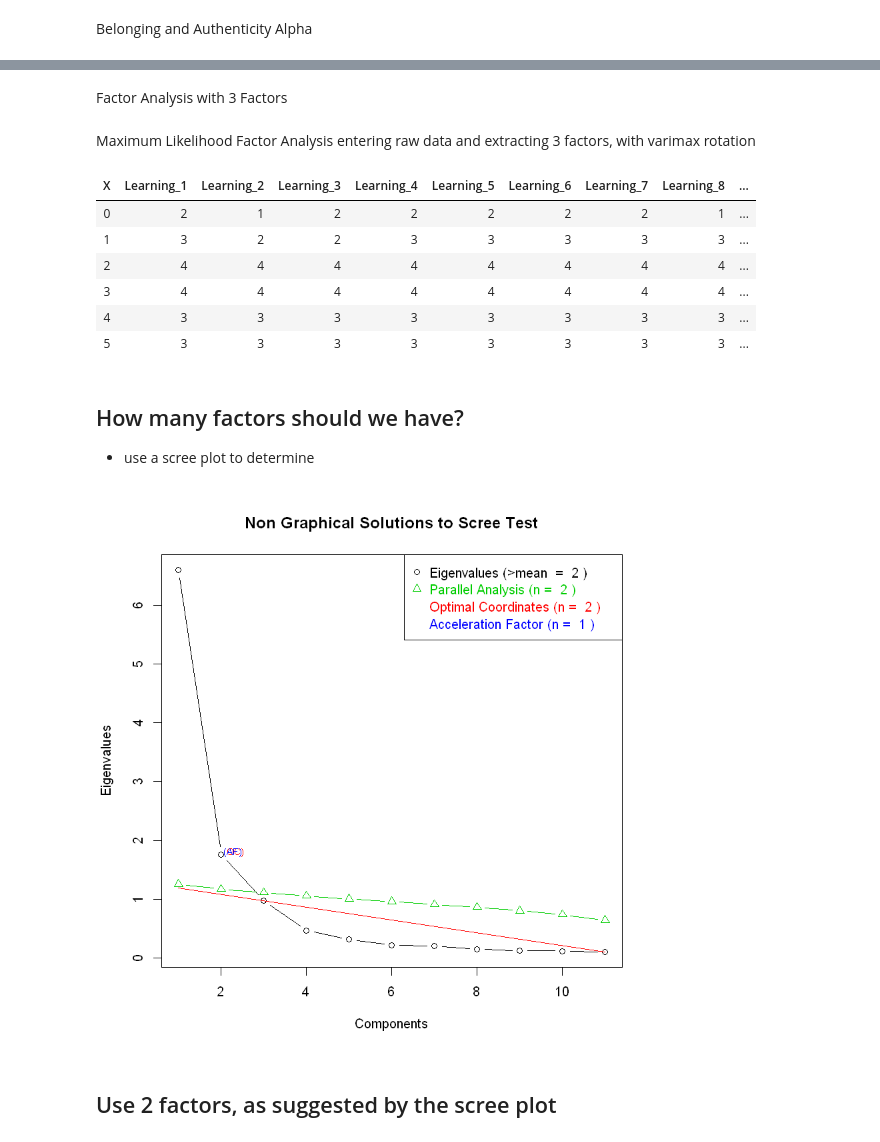
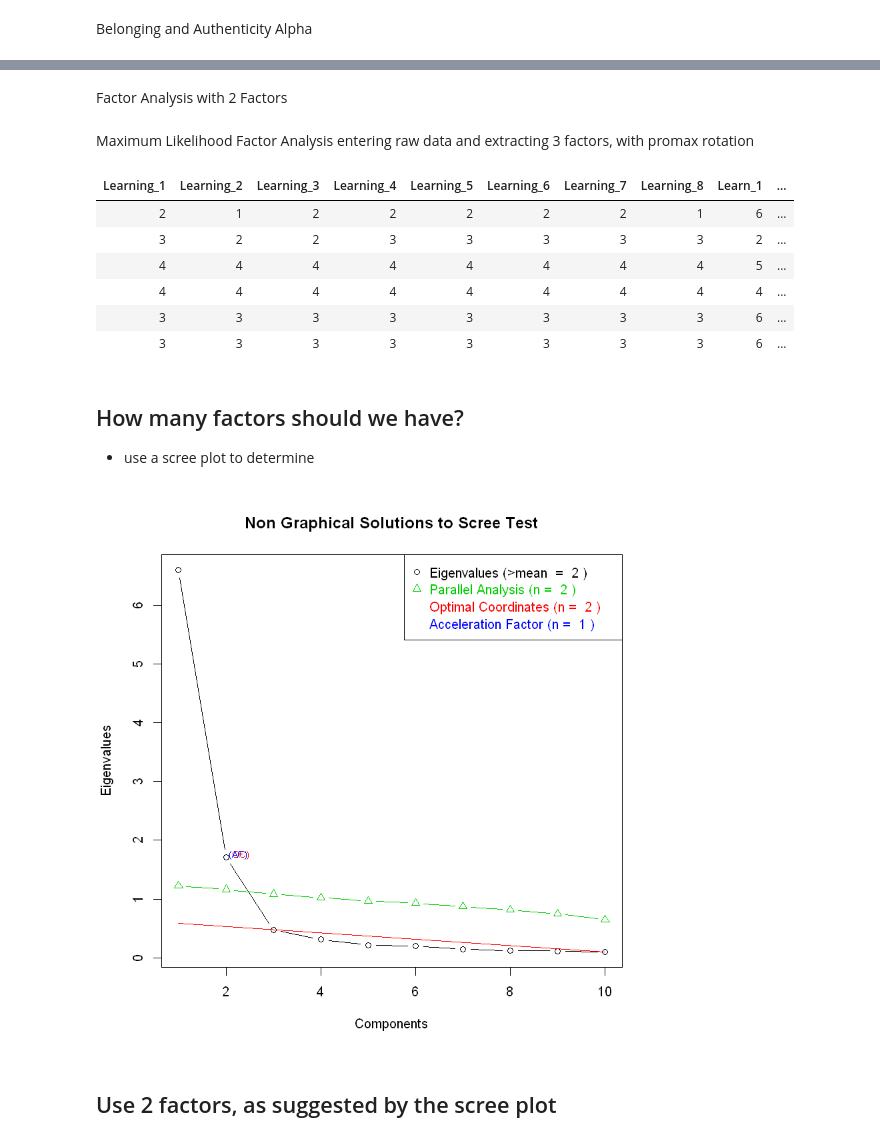
Before and after one commit to sam-cannon/AOM, a Jupyter notebook: AOM in R.ipynb, the cells around one changed output, grey strips where cells are left out. Drawn from its saved outputs; the diff is of its cells as text; code cells hidden in the pictures.

```diff
--- a/AOM in R.ipynb
+++ b/AOM in R.ipynb
@@ -56,6 +32,6 @@ $alpha
 # %% [markdown]
-Factor Analysis with 3 Factors
+Factor Analysis with 2 Factors
 # %% [markdown]
 Maximum Likelihood Factor Analysis
 entering raw data and extracting 3 factors,
-with varimax rotation
+with promax rotation
@@ -64,10 +38,13 @@ data <- data_1[, 2:30]
+# %%
+# drop "x" column
+data_1 <- subset(data_1, select = -c(X))
 # %%
 head(data_1)
 # %% [output]
-| X | Learning_1 | Learning_2 | Learning_3 | Learning_4 | Learning_5 | Learning_6 | Learning_7 | Learning_8 | ... |
-| 0 | 2 | 1 | 2 | 2 | 2 | 2 | 2 | 1 | ... |
-| 1 | 3 | 2 | 2 | 3 | 3 | 3 | 3 | 3 | ... |
-| 2 | 4 | 4 | 4 | 4 | 4 | 4 | 4 | 4 | ... |
-| 3 | 4 | 4 | 4 | 4 | 4 | 4 | 4 | 4 | ... |
-| 4 | 3 | 3 | 3 | 3 | 3 | 3 | 3 | 3 | ... |
-| 5 | 3 | 3 | 3 | 3 | 3 | 3 | 3 | 3 | ... |
+| Learning_1 | Learning_2 | Learning_3 | Learning_4 | Learning_5 | Learning_6 | Learning_7 | Learning_8 | Learn_1 | ... |
+| 2 | 1 | 2 | 2 | 2 | 2 | 2 | 1 | 6 | ... |
+| 3 | 2 | 2 | 3 | 3 | 3 | 3 | 3 | 2 | ... |
+| 4 | 4 | 4 | 4 | 4 | 4 | 4 | 4 | 5 | ... |
+| 4 | 4 | 4 | 4 | 4 | 4 | 4 | 4 | 4 | ... |
+| 3 | 3 | 3 | 3 | 3 | 3 | 3 | 3 | 6 | ... |
+| 3 | 3 | 3 | 3 | 3 | 3 | 3 | 3 | 6 | ... |
@@ -77,13 +52,13 @@ factor_df = data_1[, 1:11]
 ## How many factors should we have?
 - use a scree plot to determine
 # %%
-ev <- eigen(cor(factor_df)) # get eigenvalues
-ap <- parallel(subject=nrow(factor_df),var=ncol(factor_df),
-  rep=100,cent=.05)
+ev <- eigen(cor(data_1)) # get eigenvalues
+ap <- parallel(subject=nrow(data_1),var=ncol(data_1),
+  rep=50,cent=.05)
 nS <- nScree(x=ev$values, aparallel=ap$eigen$qevpea)
 plotnScree(nS)
 # %% [output]
-[figure, old version]
+[figure, new version]
 # %% [markdown]
 ## Use 2 factors, as suggested by the scree plot
 # %%
```
Also changed, not shown: parts of 21 cells of this notebook.
